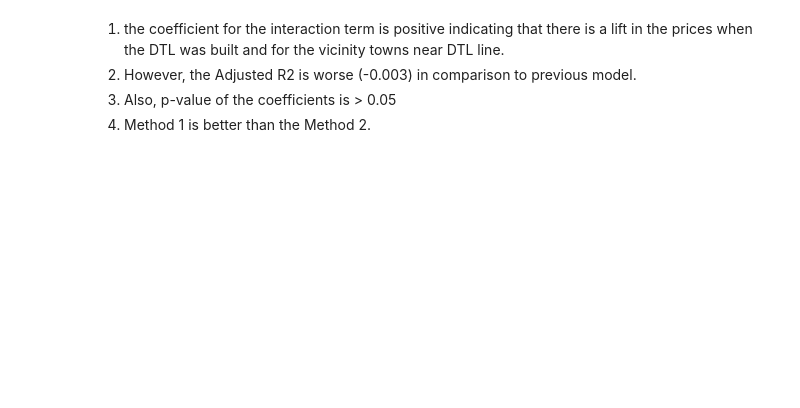
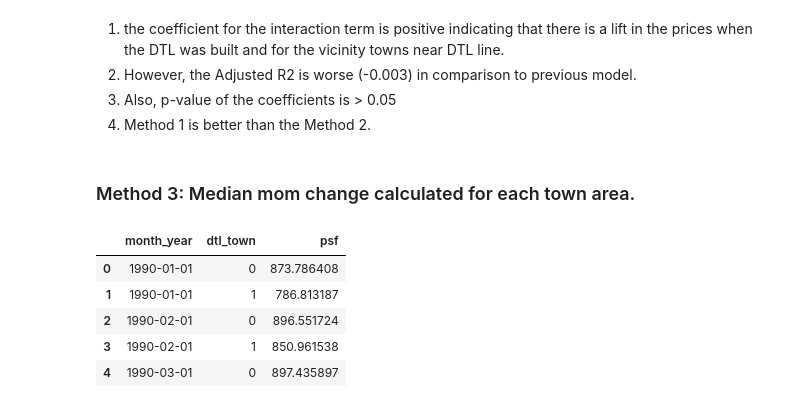
Before and after one commit to bhumikalamba/public_policy, a Jupyter notebook: hdb_resale/hdb_resale.ipynb, the cells around one changed output. Saved outputs shown, nothing was run; the diff lists cells and outputs as text; code cells hidden in the pictures; blank space fills up the shorter version.

```diff
--- a/hdb_resale/hdb_resale.ipynb
+++ b/hdb_resale/hdb_resale.ipynb
@@ -418,3 +418,14 @@ Notes:
 2. However, the Adjusted R2 is worse (-0.003) in comparison to previous model.
 3. Also, p-value of the coefficients is > 0.05
 4. Method 1 is better than the Method 2.
+# %% [markdown]
+### Method 3: Median mom change calculated for each town area.
+# %%
+graphed.head()
+# %% [output]
+|  | month_year | dtl_town | psf |
+| 0 | 1990-01-01 | 0 | 873.786408 |
+| 1 | 1990-01-01 | 1 | 786.813187 |
+| 2 | 1990-02-01 | 0 | 896.551724 |
+| 3 | 1990-02-01 | 1 | 850.961538 |
+| 4 | 1990-03-01 | 0 | 897.435897 |
```
Also changed, not shown: parts of 8 cells of this notebook.
